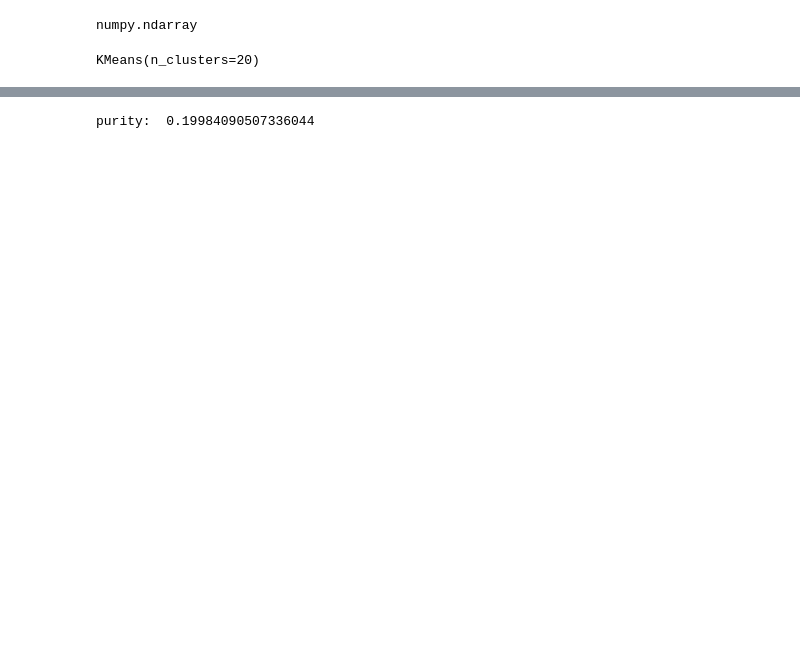
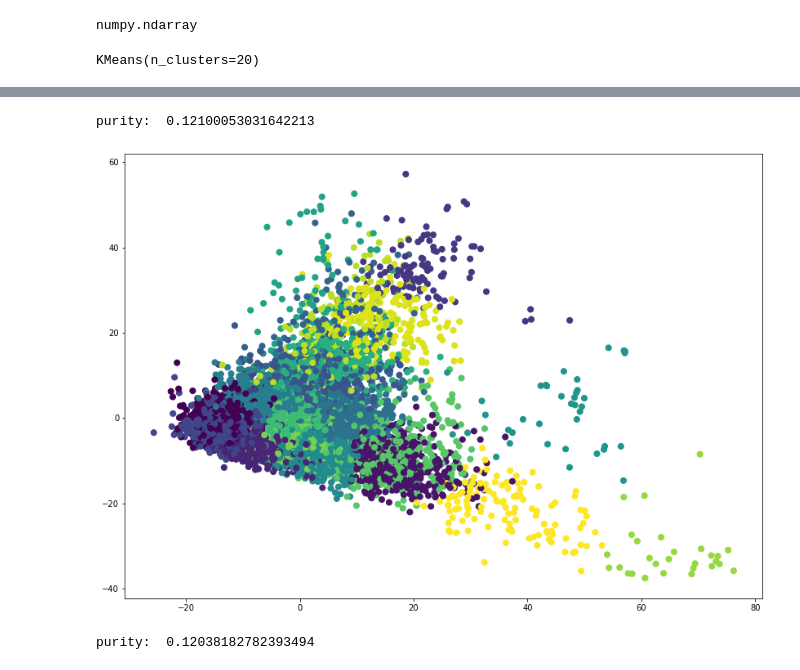
Before and after one commit to yushi1999/data_science, a Jupyter notebook: ex5/report.ipynb, the cells around one changed output, grey strips where cells are left out. Drawn from its saved outputs; the diff is of its cells as text; code cells hidden in the pictures; blank space fills up the shorter version.

```diff
--- a/ex5/report.ipynb
+++ b/ex5/report.ipynb
@@ -117,11 +192,11 @@ crosstab
 #Cross Tableを用いてpurity値を計算
 tmp=.0
 for i in range(len(crosstab.columns.values)):
-    tmp+=max(crosstab.values[i])
+    tmp+=max(crosstab[:][i])
 purity=tmp/len(df.values)
 print("purity: ",purity)
 # %% [output]
-purity:  0.19984090507336044
+purity:  0.12100053031642213
 # %%
 model=GaussianMixture(n_components=20)
 model.fit(df.values)
@@ -130,3 +205,20 @@ pca=PCA(n_components=2)
 pca.fit(X)
 X_pc=pca.transform(X)
 df_pc=pd.DataFrame(X_pc)
+# %%
+plt.figure(figsize=(14,10))
+plt.scatter(df_pc.iloc[:,0],df_pc.iloc[:,1],c=model.predict(df.values),s=50)
+plt.show()
+# %% [output]
+[figure, added]
+# %%
+#Cross Tableを作成
+crosstab=pd.crosstab(label,model.predict(df.values))
+#Cross Tableを用いてpurity値を計算
+tmp=.0
+for i in range(len(crosstab.index.values)):
+    tmp+=max(crosstab[:][i])
+purity=tmp/len(df.values)
+print("purity: ",purity)
+# %% [output]
+purity:  0.12038182782393494
```
Also changed, not shown: parts of 18 cells of this notebook, 2 other files.
